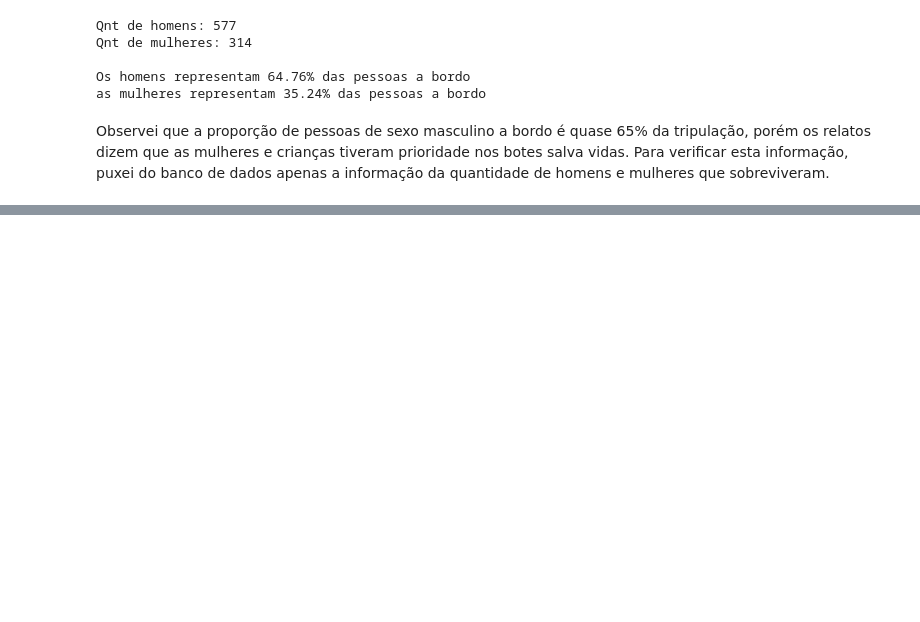
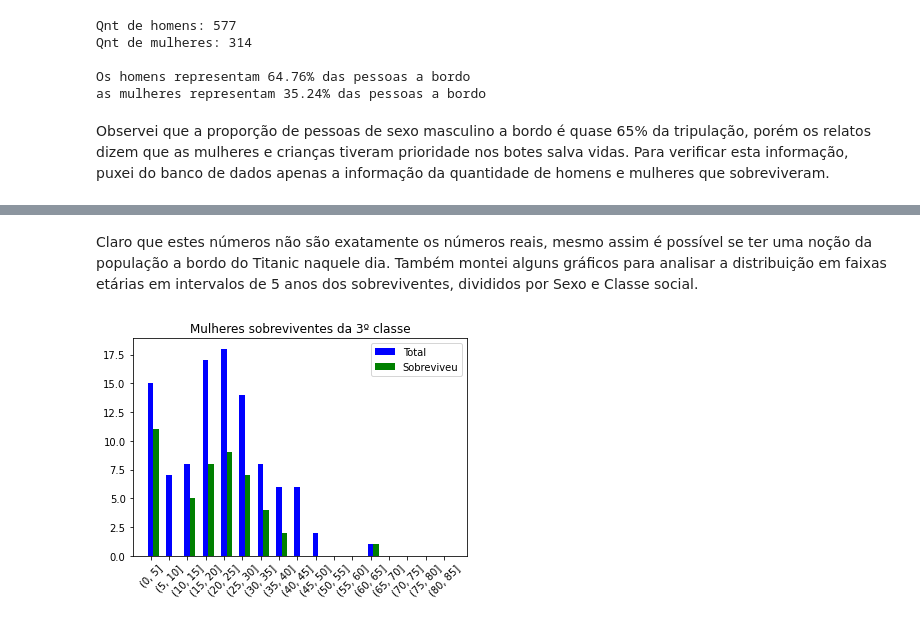
Before and after one commit to denisAlberto/AnaliseExploratoriaTitanic, a Jupyter notebook: EstudoTitanic.ipynb, the cells around one changed output, grey strips where cells are left out. Saved outputs shown, nothing was run; the diff lists cells and outputs as text; code cells hidden in the pictures; blank space fills up the shorter version.

```diff
--- a/EstudoTitanic.ipynb
+++ b/EstudoTitanic.ipynb
@@ -165,5 +166,4 @@ Para a coluna idade fiz de uma forma diferente, utilizei a função ***mean()***
 # %%
-tit.Idade.fillna(round(tit.Idade.mean(), 2), inplace=True)
-print('Idade média dos passageiros: ', round(tit.Idade.mean(), 2))
+tit.Idade.dropna()
 print("NaNs coluna idade:",tit.Embarque.isna().sum())
 # %% [output]
@@ -394,0 +332,22 @@ Name: Sobreviveu, dtype: int64
+# %% [markdown]
+Claro que estes números não são exatamente os números reais, mesmo assim é possível se ter uma noção da população a bordo do Titanic naquele dia. Também montei alguns gráficos para analisar a distribuição em faixas etárias em intervalos de 5 anos dos sobreviventes, divididos por Sexo e Classe social.
+# %%
+df = tit[(tit['Sexo']=='Mulher')&(tit['Classe']==3)].groupby(pd.cut(tit[(tit['Sexo']=='Mulher')&(tit['Classe']==3)]['Idade'], np.arange(0, 90, 5))).count()
+dfm = tit[(tit['Sexo']=='Mulher')&(tit['Sobreviveu']=='Sim')&(tit['Classe']==3)].groupby(pd.cut(tit[(tit['Sexo']=='Mulher')&(tit['Sobreviveu']=='Sim')&(tit['Classe']==3)]['Idade'], np.arange(0, 90, 5))).count()
+
+vTotal=df['IdPassageiro'].tolist()
+vSobrev=dfm['IdPassageiro'].tolist()
+
+x1 = np.arange(len(vTotal))
+
+plt.bar(x1, vTotal, width=0.3, label='Total', color = 'b')
+plt.bar(x1+0.3, vSobrev, width=0.3, label='Sobreviveu', color = 'g')
+
+labels = dfm.index.tolist()
+plt.xticks([x for x in range(len(vTotal))], labels,rotation=45)
+plt.legend()
+
+plt.title("Mulheres sobreviventes da 3º classe")
+plt.show()
+# %% [output]
+[figure, added]
```
Also changed, not shown: parts of 47 cells of this notebook.
